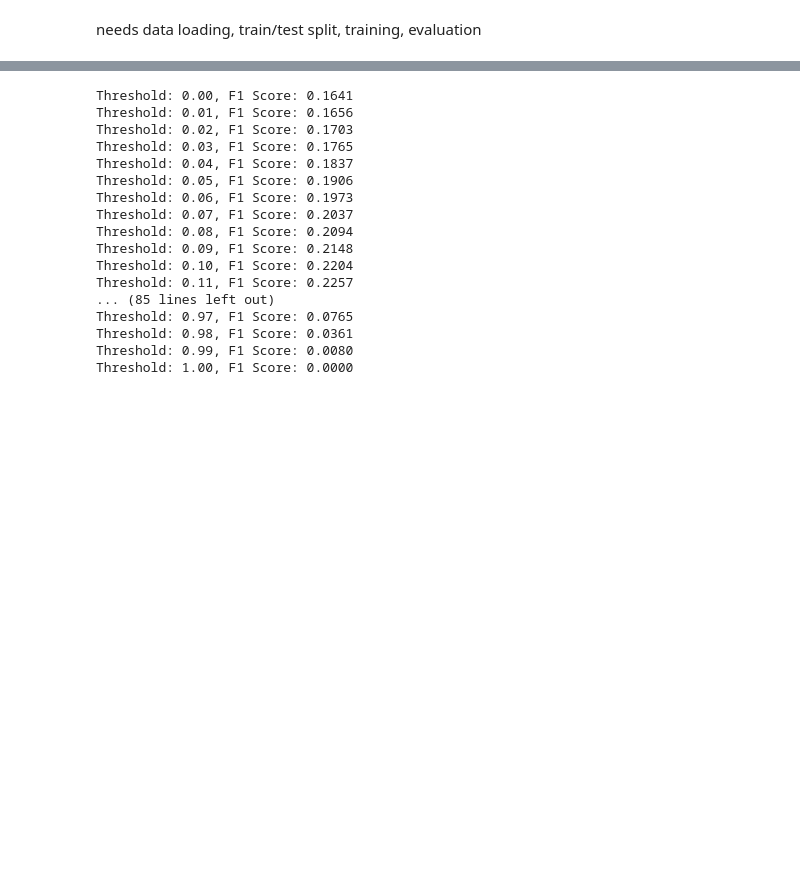
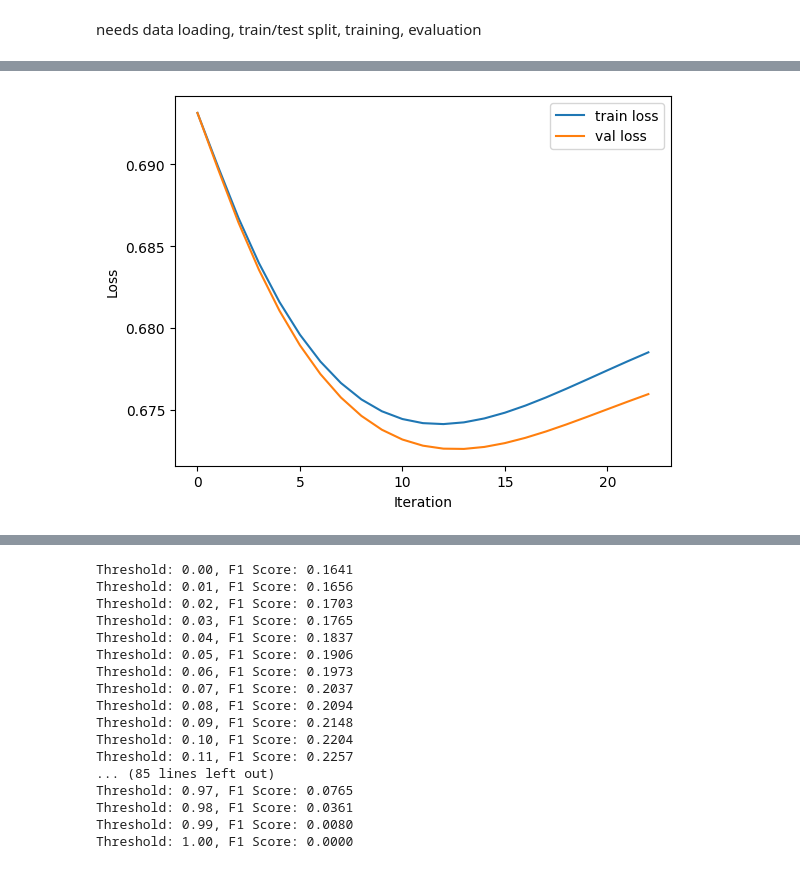
Before and after one commit to betty-gures/cs433project1, a Jupyter notebook: notebooks/004_logistic_regression.ipynb, the cells around one changed output, grey strips where cells are left out. Drawn from its saved outputs; the diff is of its cells as text; code cells hidden in the pictures; blank space fills up the shorter version.

```diff
--- a/notebooks/004_logistic_regression.ipynb
+++ b/notebooks/004_logistic_regression.ipynb
@@ -50,3 +44,7 @@ Best threshold: 0.0 with score 0.15327793167128348
+# %%
+plot_losses(train_losses, val_losses)
+# %% [output]
+[figure, added]
 # %%
 model._lambda
 # %% [output]
```
Also changed, not shown: parts of 4 cells of this notebook, 10 other files.
